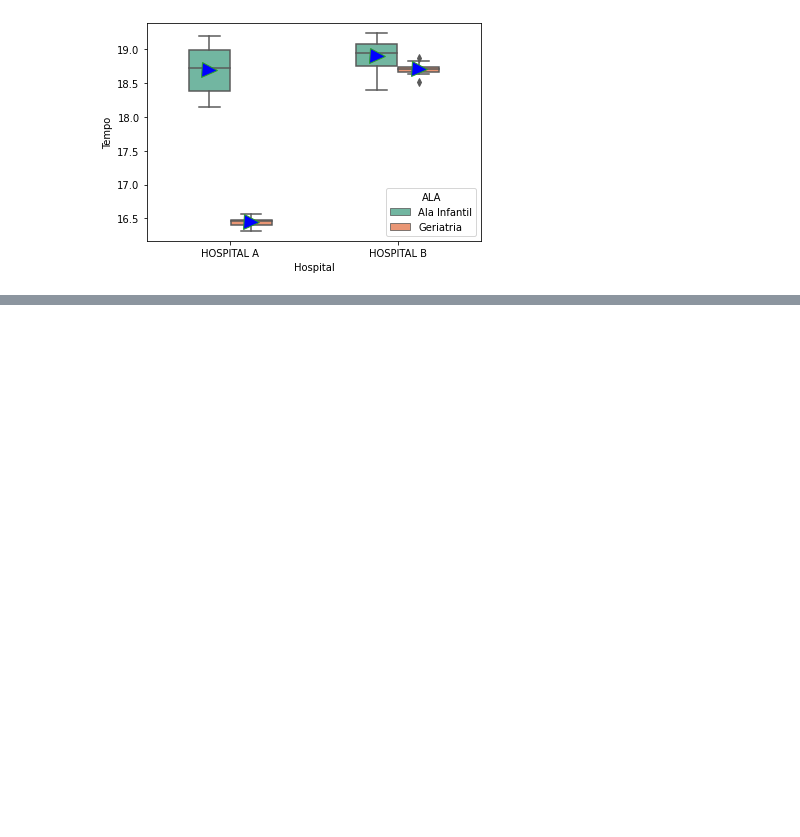
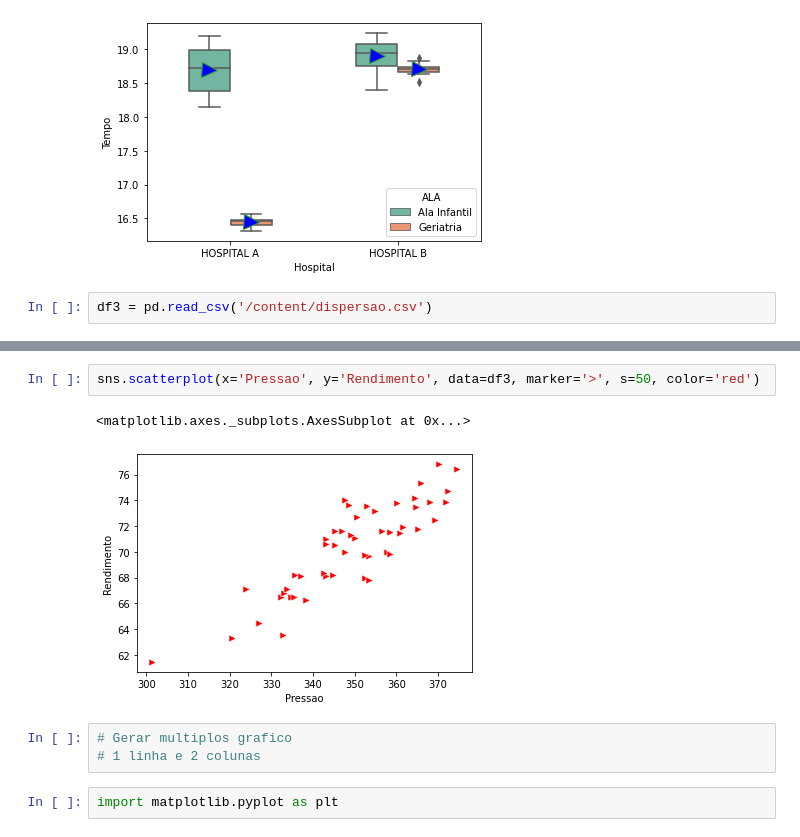
Before and after one commit to afraniofilho/GB_Python_Irep, a Jupyter notebook: Aula_Python_dia_2.ipynb, the cells around one changed output, grey strips where cells are left out. Drawn from its saved outputs; the diff is of its cells as text; blank space fills up the shorter version.

```diff
--- a/Aula_Python_dia_2.ipynb
+++ b/Aula_Python_dia_2.ipynb
@@ -75,3 +75,5 @@ sns.boxplot(data=df2, y='Tempo', x='Hospital', width=0.5, hue='ALA', palette='Se
 # %% [output]
 <matplotlib.axes._subplots.AxesSubplot at 0x...>
 [figure]
+# %%
+df3 = pd.read_csv('/content/dispersao.csv')
@@ -77,0 +94,10 @@ sns.boxplot(data=df2, y='Tempo', x='Hospital', width=0.5, hue='ALA', palette='Se
+# %%
+sns.scatterplot(x='Pressao', y='Rendimento', data=df3, marker='>', s=50, color='red')
+# %% [output]
+<matplotlib.axes._subplots.AxesSubplot at 0x...>
+[figure, added]
+# %%
+# Gerar multiplos grafico
+# 1 linha e 2 colunas
+# %%
+import matplotlib.pyplot as plt
```
Also changed, not shown: parts of 7 cells of this notebook.
